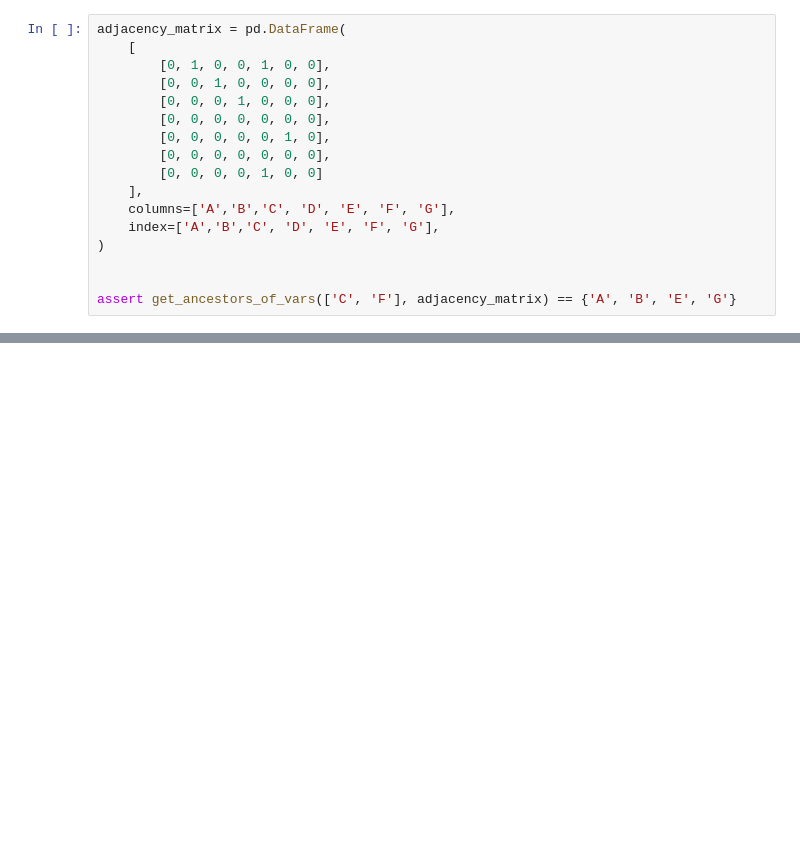
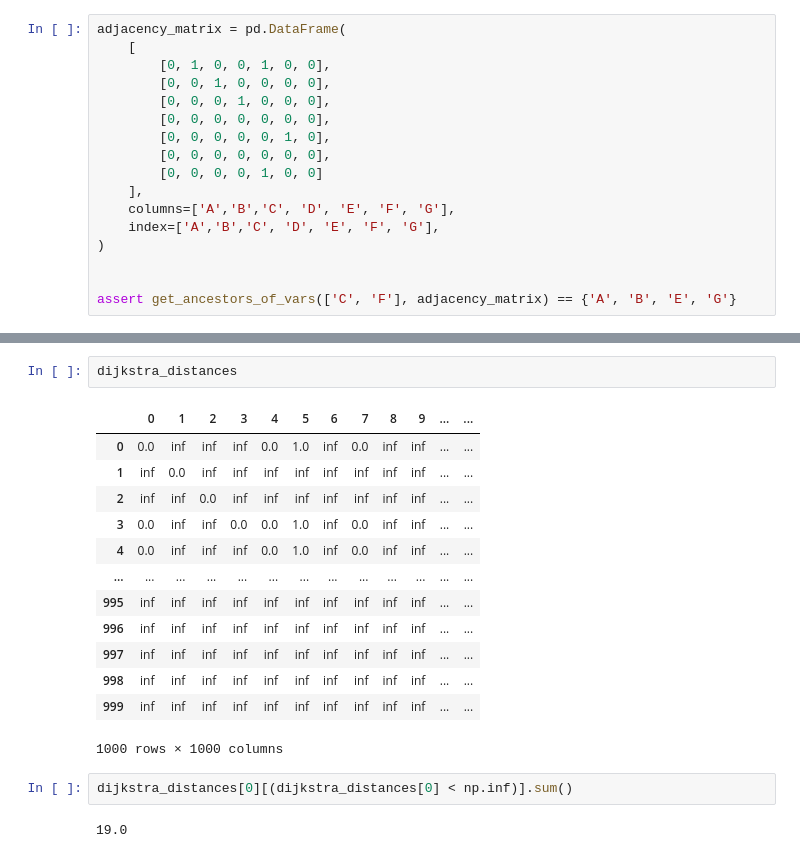
Before and after one commit to Edderic/BRML, a Jupyter notebook: solutions/ch-2.ipynb, the cells around one changed output, grey strips where cells are left out. Cells and saved outputs as stored; diff of their text form; blank space fills up the shorter version.

```diff
--- a/solutions/ch-2.ipynb
+++ b/solutions/ch-2.ipynb
@@ -520,0 +673,20 @@ assert get_ancestors_of_vars(['C', 'F'], adjacency_matrix) == {'A', 'B', 'E', 'G
+# %%
+dijkstra_distances
+# %% [output]
+|  | 0 | 1 | 2 | 3 | 4 | 5 | 6 | 7 | 8 | 9 | ... | ... |
+| 0 | 0.0 | inf | inf | inf | 0.0 | 1.0 | inf | 0.0 | inf | inf | ... | ... |
+| 1 | inf | 0.0 | inf | inf | inf | inf | inf | inf | inf | inf | ... | ... |
+| 2 | inf | inf | 0.0 | inf | inf | inf | inf | inf | inf | inf | ... | ... |
+| 3 | 0.0 | inf | inf | 0.0 | 0.0 | 1.0 | inf | 0.0 | inf | inf | ... | ... |
+| 4 | 0.0 | inf | inf | inf | 0.0 | 1.0 | inf | 0.0 | inf | inf | ... | ... |
+| ... | ... | ... | ... | ... | ... | ... | ... | ... | ... | ... | ... | ... |
+| 995 | inf | inf | inf | inf | inf | inf | inf | inf | inf | inf | ... | ... |
+| 996 | inf | inf | inf | inf | inf | inf | inf | inf | inf | inf | ... | ... |
+| 997 | inf | inf | inf | inf | inf | inf | inf | inf | inf | inf | ... | ... |
+| 998 | inf | inf | inf | inf | inf | inf | inf | inf | inf | inf | ... | ... |
+| 999 | inf | inf | inf | inf | inf | inf | inf | inf | inf | inf | ... | ... |
+1000 rows × 1000 columns
+# %%
+dijkstra_distances[0][(dijkstra_distances[0] < np.inf)].sum()
+# %% [output]
+19.0
```
Also changed, not shown: parts of 29 cells of this notebook.
